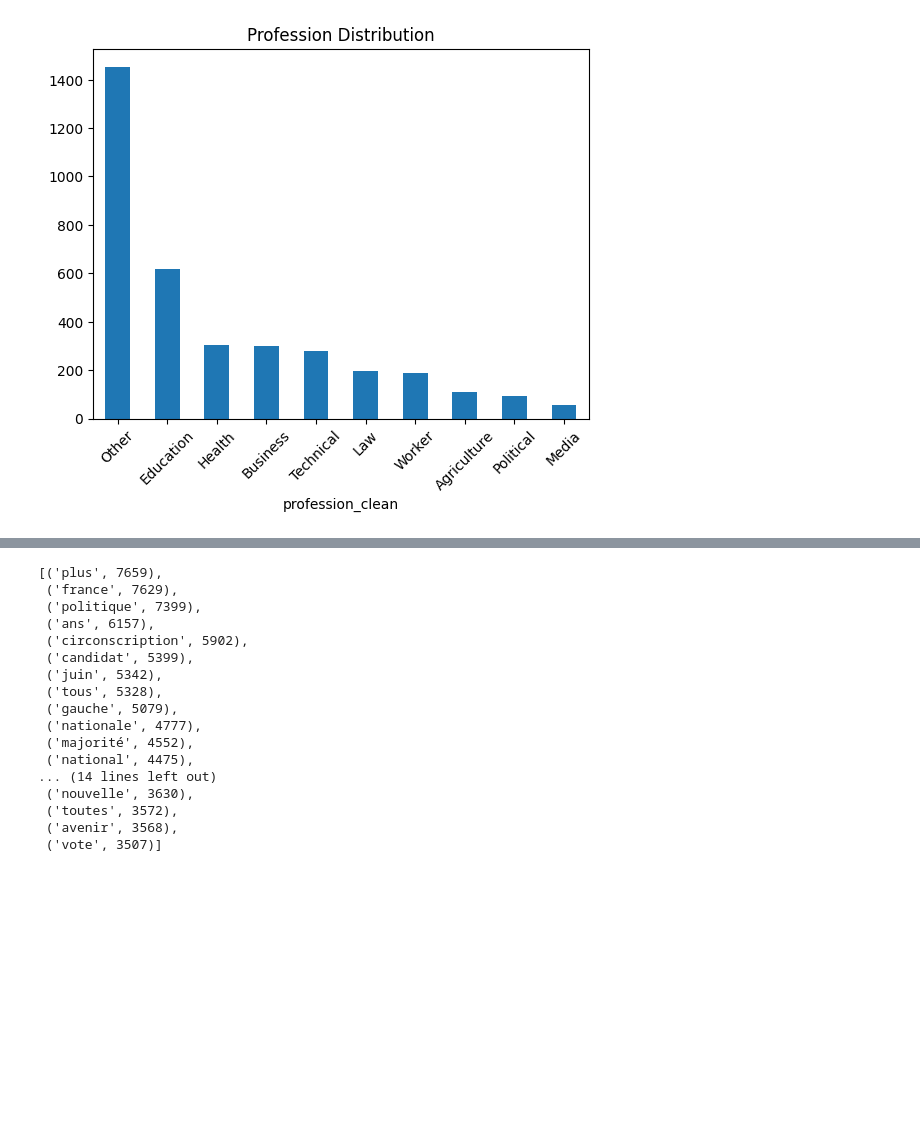
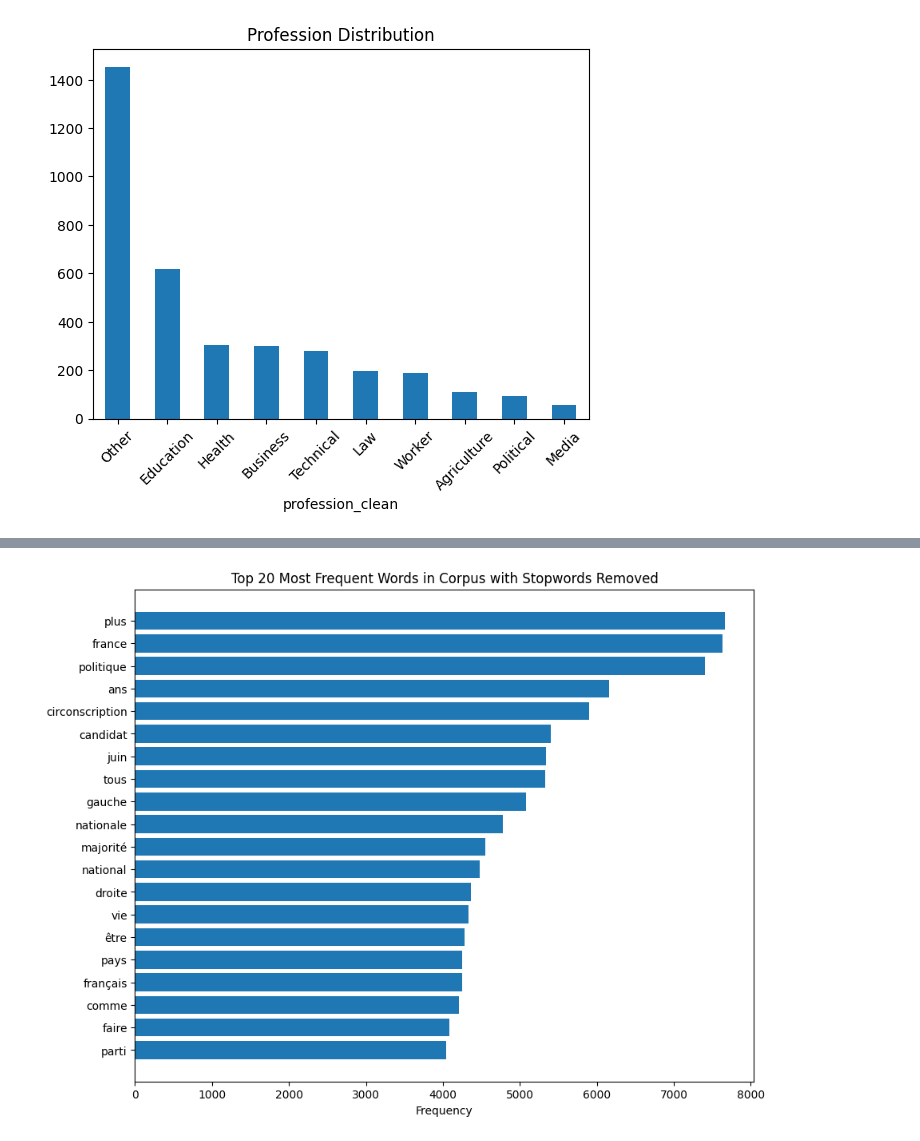
Before and after one commit to sarakpyny/NLP-Course-Ensae, a Jupyter notebook: Project/notebooks/02_eda.ipynb, the cells around one changed output, grey strips where cells are left out. Drawn from its saved outputs; the diff is of its cells as text; code cells hidden in the pictures; blank space fills up the shorter version.

```diff
--- a/Project/notebooks/02_eda.ipynb
+++ b/Project/notebooks/02_eda.ipynb
@@ -110,46 +173,36 @@ True
 # %%
 from sklearn.feature_extraction.text import CountVectorizer
-from nltk.corpus import stopwords
-import numpy as np
 
-# Load French stopwords
-french_stopwords = stopwords.words('french')
-
+# Initialize CountVectorizer
 vectorizer = CountVectorizer(
     stop_words=french_stopwords,
     token_pattern=r'\b[a-zA-ZÀ-ÿ]{3,}\b',  # only words longer that letters and no numbers to prevent temporal when modeling
     max_df=0.95,
     min_df=20
 )
 
 # Fit and transform
 X = vectorizer.fit_transform(df_cleaned['text'])
 
 # Get words and counts
 words = vectorizer.get_feature_names_out()
 word_counts = np.array(X.sum(axis=0)).flatten()
 
 # Combine and sort
 freq = [(word, int(word_counts[i])) for i, word in enumerate(words)]
 freq_sorted = sorted(freq, key=lambda x: x[1], reverse=True)
 
-# Top 30
-freq_sorted[:30]
+# Take top words
+top_words = freq_sorted[:20]
+words = [w[0] for w in top_words]
+counts = [w[1] for w in top_words]
+
+# Plot
+plt.figure(figsize=(10,8))
+plt.barh(words, counts)
+plt.xlabel("Frequency")
+plt.title("Top 20 Most Frequent Words in Corpus with Stopwords Removed")
+plt.gca().invert_yaxis()
+plt.show()
 # %% [output]
-[('plus', 7659),
- ('france', 7629),
- ('politique', 7399),
- ('ans', 6157),
- ('circonscription', 5902),
- ('candidat', 5399),
- ('juin', 5342),
- ('tous', 5328),
- ('gauche', 5079),
- ('nationale', 4777),
- ('majorité', 4552),
- ('national', 4475),
-... (14 lines left out)
- ('nouvelle', 3630),
- ('toutes', 3572),
- ('avenir', 3568),
- ('vote', 3507)]
+[figure, added]
```
Also changed, not shown: parts of 26 cells of this notebook.
